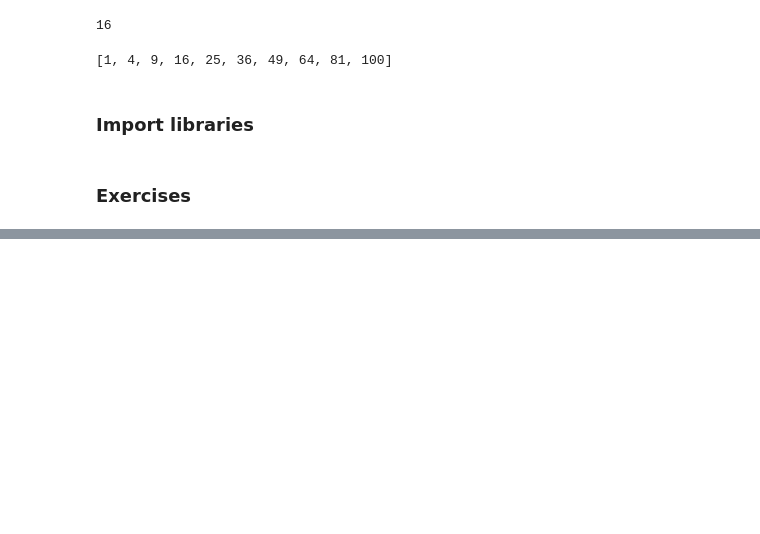
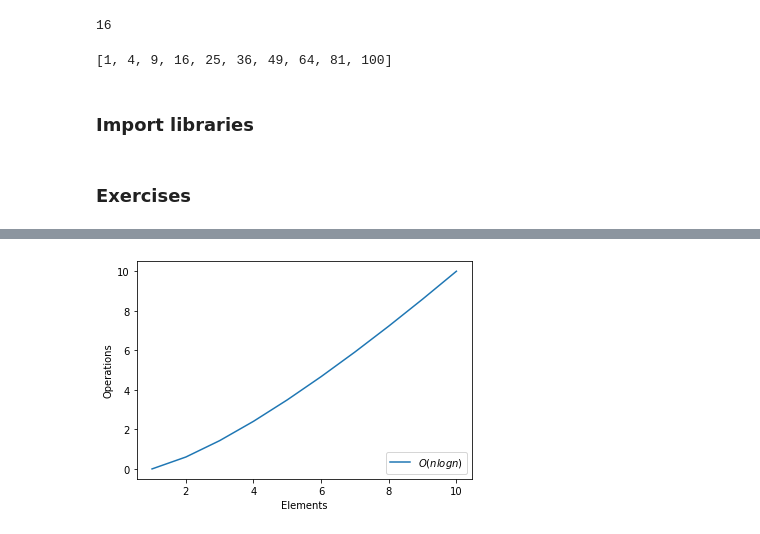
Before and after one commit to lukewbecker/numpy-pandas-visualization-exercises, a Jupyter notebook: big_o_notation.ipynb, the cells around one changed output, grey strips where cells are left out. Saved outputs shown, nothing was run; the diff lists cells and outputs as text; code cells hidden in the pictures; blank space fills up the shorter version.

```diff
--- a/big_o_notation.ipynb
+++ b/big_o_notation.ipynb
@@ -63,0 +84,11 @@ plt.show()
+# %%
+x4 = list(range(1, 11))
+
+y4 = [n * math.log10(n) for n in x4]
+plt.plot(x4, y4, label = "$O(n log n)$")
+plt.xlabel("Elements")
+plt.ylabel("Operations")
+plt.legend(loc = 4)
+plt.show()
+# %% [output]
+[figure, added]
```
Also changed, not shown: parts of 13 cells of this notebook.
